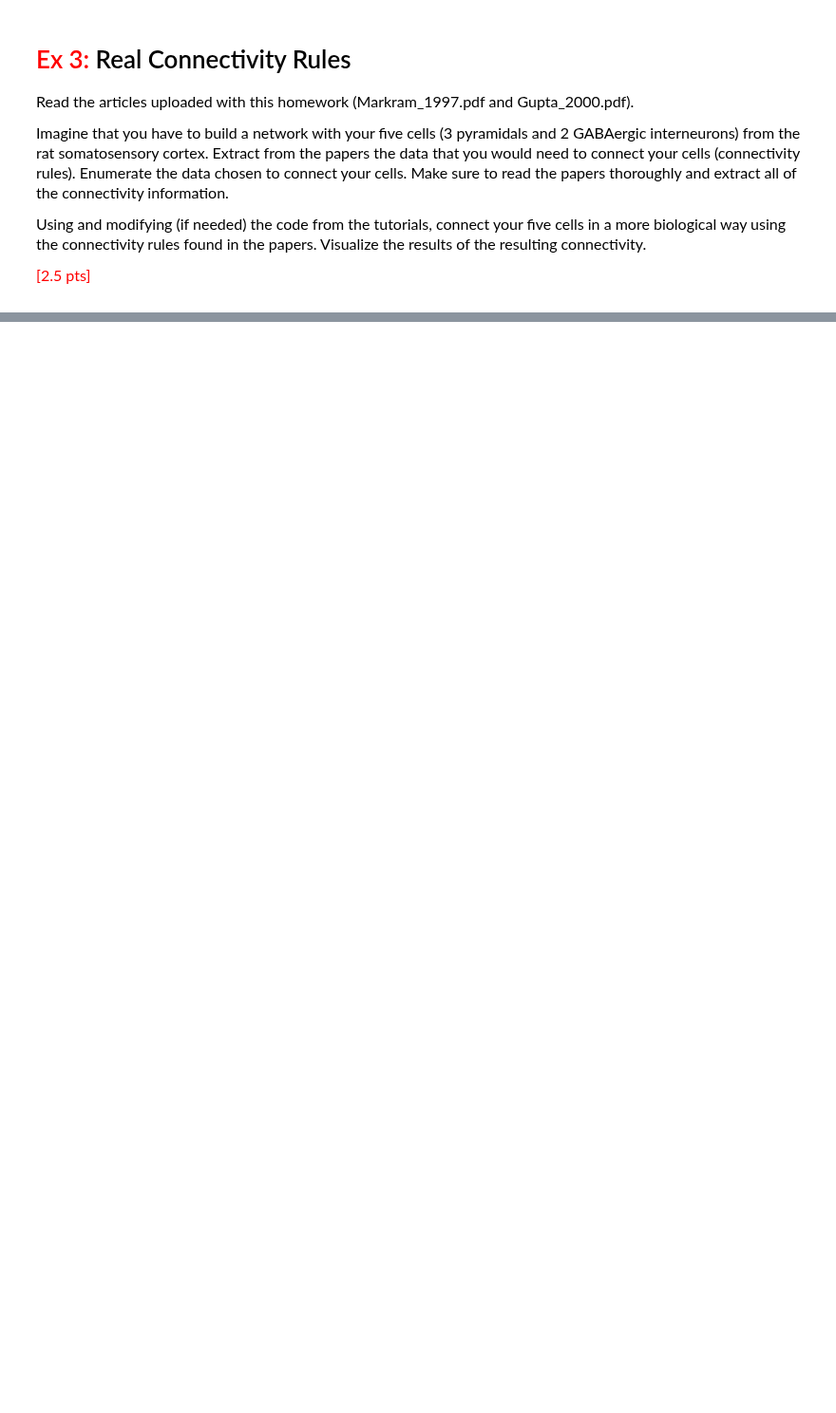
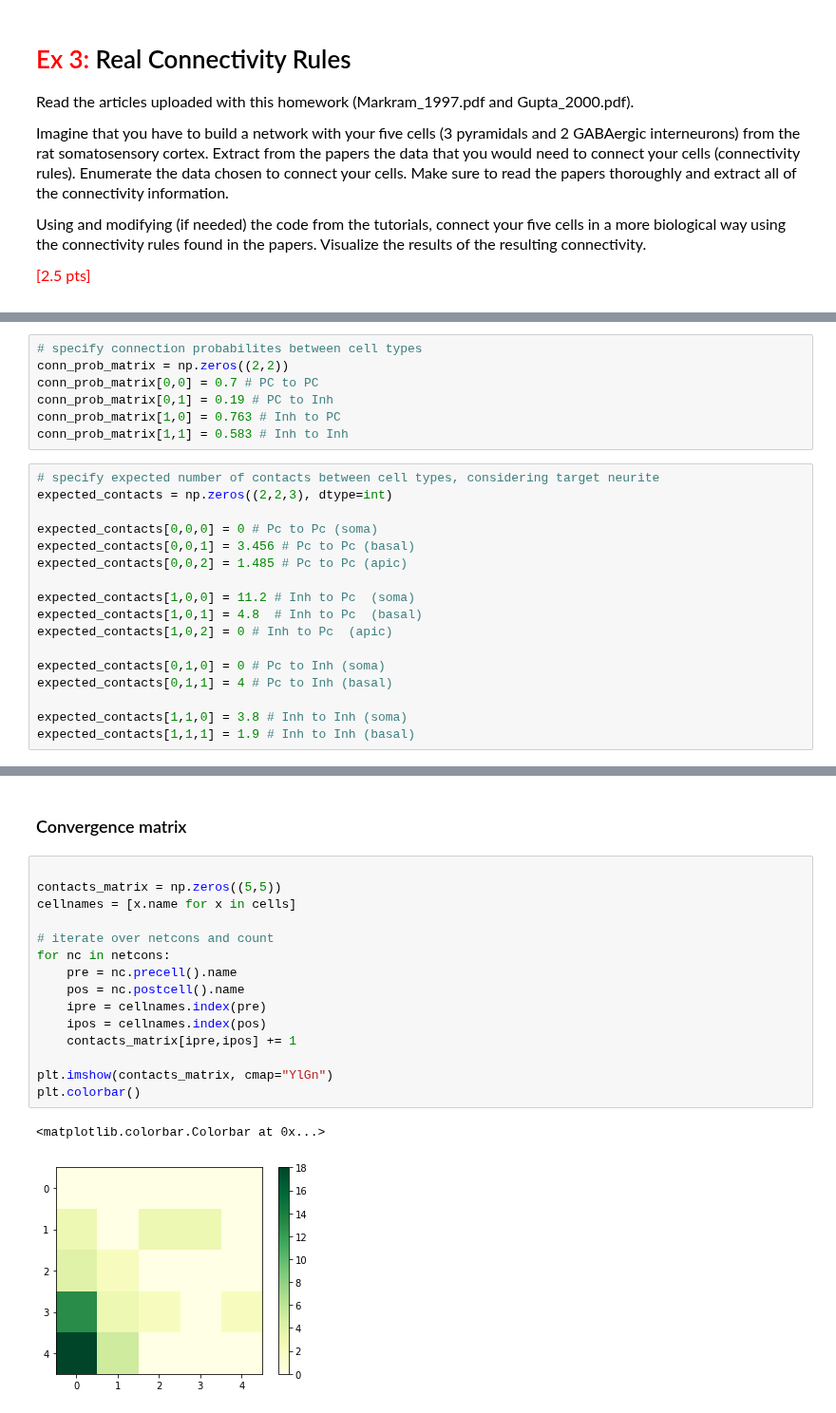
Before and after one commit to AlbrechtAlice/In-Silico-Neuroscience, a Jupyter notebook: Week7_HomeWork.ipynb, the cells around one changed output, grey strips where cells are left out. Shown at 95% size. Cells and saved outputs as stored; diff of their text form; blank space fills up the shorter version.

```diff
--- a/Week7_HomeWork.ipynb
+++ b/Week7_HomeWork.ipynb
@@ -825,0 +870,24 @@ Using and modifying (if needed) the code from the tutorials, connect your five c
+# %%
+# specify connection probabilites between cell types
+conn_prob_matrix = np.zeros((2,2))
+conn_prob_matrix[0,0] = 0.7 # PC to PC
+conn_prob_matrix[0,1] = 0.19 # PC to Inh
+conn_prob_matrix[1,0] = 0.763 # Inh to PC
+conn_prob_matrix[1,1] = 0.583 # Inh to Inh
+# %%
+# specify expected number of contacts between cell types, considering target neurite
+expected_contacts = np.zeros((2,2,3), dtype=int)
+
+expected_contacts[0,0,0] = 0 # Pc to Pc (soma)
+expected_contacts[0,0,1] = 3.456 # Pc to Pc (basal)
+expected_contacts[0,0,2] = 1.485 # Pc to Pc (apic)
+
+expected_contacts[1,0,0] = 11.2 # Inh to Pc  (soma)
+expected_contacts[1,0,1] = 4.8  # Inh to Pc  (basal)
+expected_contacts[1,0,2] = 0 # Inh to Pc  (apic)
+
+expected_contacts[0,1,0] = 0 # Pc to Inh (soma)
+expected_contacts[0,1,1] = 4 # Pc to Inh (basal)
+
+expected_contacts[1,1,0] = 3.8 # Inh to Inh (soma)
+expected_contacts[1,1,1] = 1.9 # Inh to Inh (basal)
@@ -825,0 +1170,20 @@ Using and modifying (if needed) the code from the tutorials, connect your five c
+# %% [markdown]
+### Convergence matrix
+# %%
+
+contacts_matrix = np.zeros((5,5))
+cellnames = [x.name for x in cells]
+
+# iterate over netcons and count
+for nc in netcons:
+    pre = nc.precell().name
+    pos = nc.postcell().name
+    ipre = cellnames.index(pre)
+    ipos = cellnames.index(pos)
+    contacts_matrix[ipre,ipos] += 1
+
+plt.imshow(contacts_matrix, cmap="YlGn")
+plt.colorbar()
+# %% [output]
+<matplotlib.colorbar.Colorbar at 0x...>
+[figure, added]
```
Also changed, not shown: parts of 15 cells of this notebook.
